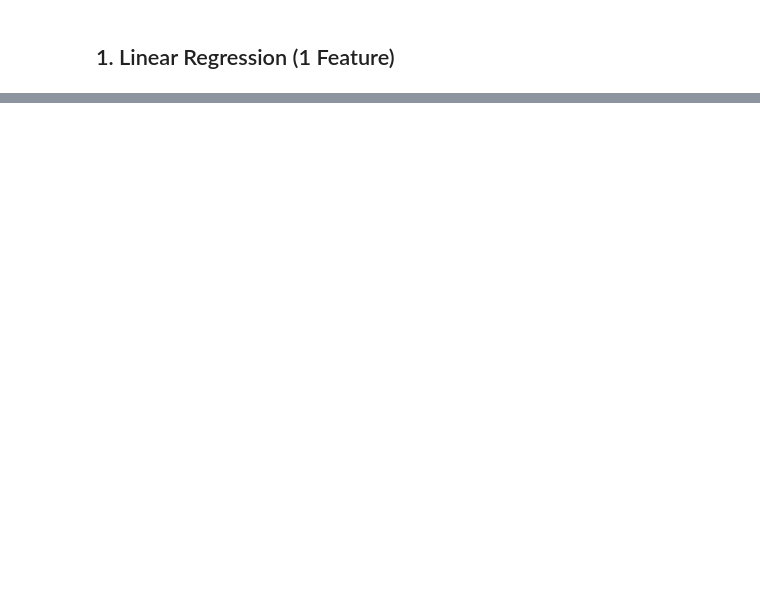
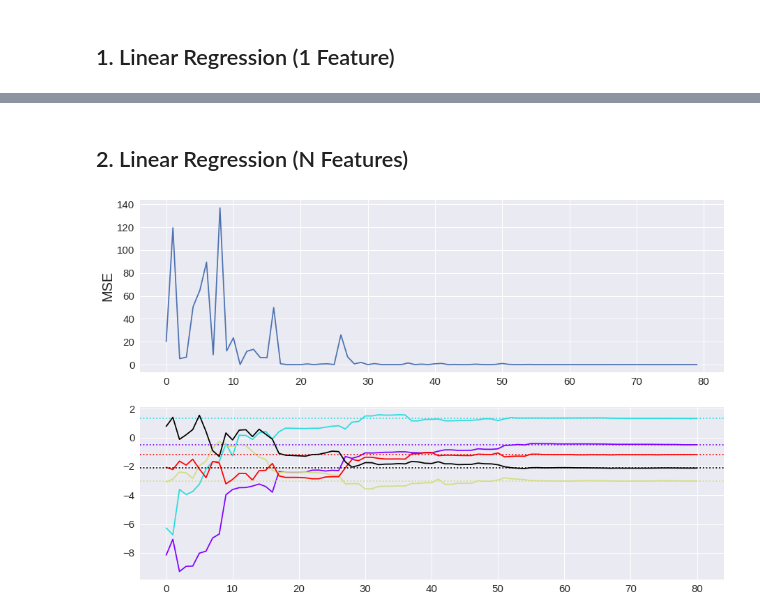
Before and after one commit to krec7748/DeepLearning_Study, a Jupyter notebook: Jacobian Matrix & Backpropagation/CH04_Linear_Logistic_Regression.ipynb, the cells around one changed output, grey strips where cells are left out. Drawn from its saved outputs; the diff is of its cells as text; code cells hidden in the pictures; blank space fills up the shorter version.

```diff
--- a/Jacobian Matrix & Backpropagation/CH04_Linear_Logistic_Regression.ipynb
+++ b/Jacobian Matrix & Backpropagation/CH04_Linear_Logistic_Regression.ipynb
@@ -73,0 +76,73 @@ axes[1].tick_params(labelsize = 15)
+# %% [markdown]
+## 2. Linear Regression (N Features)
+# %%
+import numpy as np
+import matplotlib.pyplot as plt
+import matplotlib.cm as cm
+
+#Set random seed, plt style
+np.random.seed(1)
+plt.style.use("seaborn")
+
+#Set params
+N, n_feature = 80, 4
+lr = 0.07
+target_w_vec = np.random.uniform(-3, 3, (n_feature, 1)) #Column vector (n_feature, 1)
+target_b = np.random.uniform(-3, 3, (1, ))              #(1, )
+w_vec = np.random.uniform(-10, 10, (n_feature, 1))      #(n_feature, 1)
+b = np.random.uniform(-10, 10, (1, 1))                  #(1, 1)
+
+#Generate dataset
+x_data = np.random.randn(N, n_feature)      #(N, n_feature)
+y_data = x_data @ target_w_vec + target_b   #(N, 1)
+
+#Train model and visualize updated models
+J_track = list()
+w_vec_track, b_track = [w_vec], [b]
+for (x_vec, y) in zip(x_data, y_data):
+
+    #Reshape
+    x_vec = x_vec.reshape(n_feature, 1) #Convert to vector: (n_feature, ) -> (n_feature, 1)
+    y = y.squeeze()             #Convert to scalar: (1, ) -> ()
+
+    #Forward propagation
+    x_vec_T = x_vec.reshape(1, -1)  #Convert to row vector: (n_feature, 1) -> (1, n_feature)
+    pred = x_vec_T @ w_vec + b      #(1, 1)
+    J = (y - pred) ** 2             #(1, 1)
+    J_track.append(J.squeeze())     #Convert to scalar: (1, 1) -> ()
+
+    #Jacobians
+    dJ_dpred = -2 * (y - pred)  #(1, 1)
+    dpred_dw = x_vec            #(n_feature, 1)
+    dpred_db = 1                #()
+
+    #Backpropagation
+    dJ_dw = dJ_dpred * dpred_dw #(n_feature, 1)
+    dJ_db = dJ_dpred * dpred_db #(1, 1)
+
+    #Parameter update
+    w_vec = w_vec - lr * dJ_dw  #(n_feature, 1)
+    b = b - lr * dJ_db          #(1, 1)
+
+    w_vec_track.append(w_vec)
+    b_track.append(b)
+
+#Concatenating array (array -> <- array)
+w_vec_track = np.hstack(w_vec_track)
+b_track = np.hstack(b_track).flatten()
+
+#Visualize results
+fig, axes = plt.subplots(2, 1, figsize = (15, 10))
+axes[0].plot(J_track)
+axes[0].set_ylabel("MSE", fontsize = 20)
+axes[0].tick_params(labelsize = 15)
+
+cmap = cm.get_cmap("rainbow", lut = n_feature)
+for w_vec_idx, (target_w, w) in enumerate(zip(target_w_vec, w_vec_track)):
+    axes[1].axhline(y = target_w, color = cmap(w_vec_idx), linestyle = ":")
+    axes[1].plot(w, color = cmap(w_vec_idx))
+axes[1].axhline(y = target_b, color = "black", linestyle = ":")
+axes[1].plot(b_track, color = "black")
+axes[1].tick_params(labelsize = 15)
+# %% [output]
+[figure, added]
```
Also changed, not shown: parts of 2 cells of this notebook.
